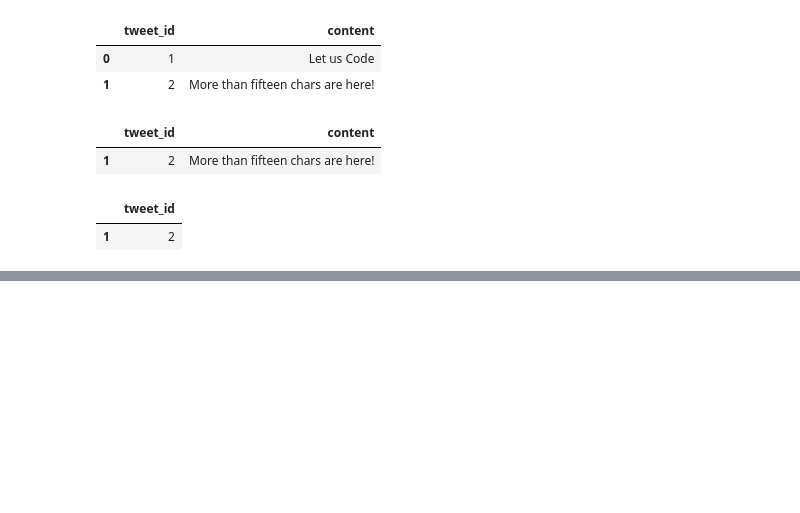
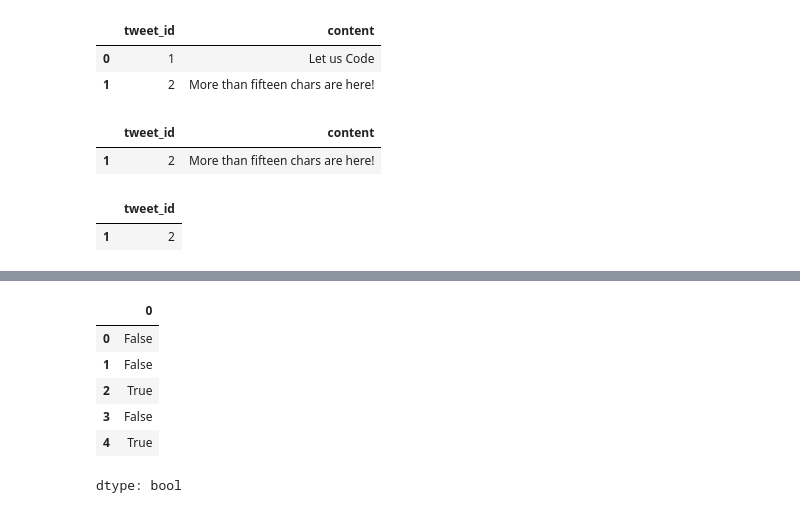
Before and after one commit to sayanarajasekhar/pandas, a Jupyter notebook: Leetcode_Pandas.ipynb, the cells around one changed output, grey strips where cells are left out. Saved outputs shown, nothing was run; the diff lists cells and outputs as text; code cells hidden in the pictures; blank space fills up the shorter version.

```diff
--- a/Leetcode_Pandas.ipynb
+++ b/Leetcode_Pandas.ipynb
@@ -407,0 +491,11 @@ df.query('content.str.len() > 15')[['tweet_id']]
+# %%
+# combine both
+(df['employee_id'] % 2 != 0) & (~df['name'].str.startswith('M'))
+# %% [output]
+|  | 0 |
+| 0 | False |
+| 1 | False |
+| 2 | True |
+| 3 | False |
+| 4 | True |
+dtype: bool
```
Also changed, not shown: parts of 6 cells of this notebook.
